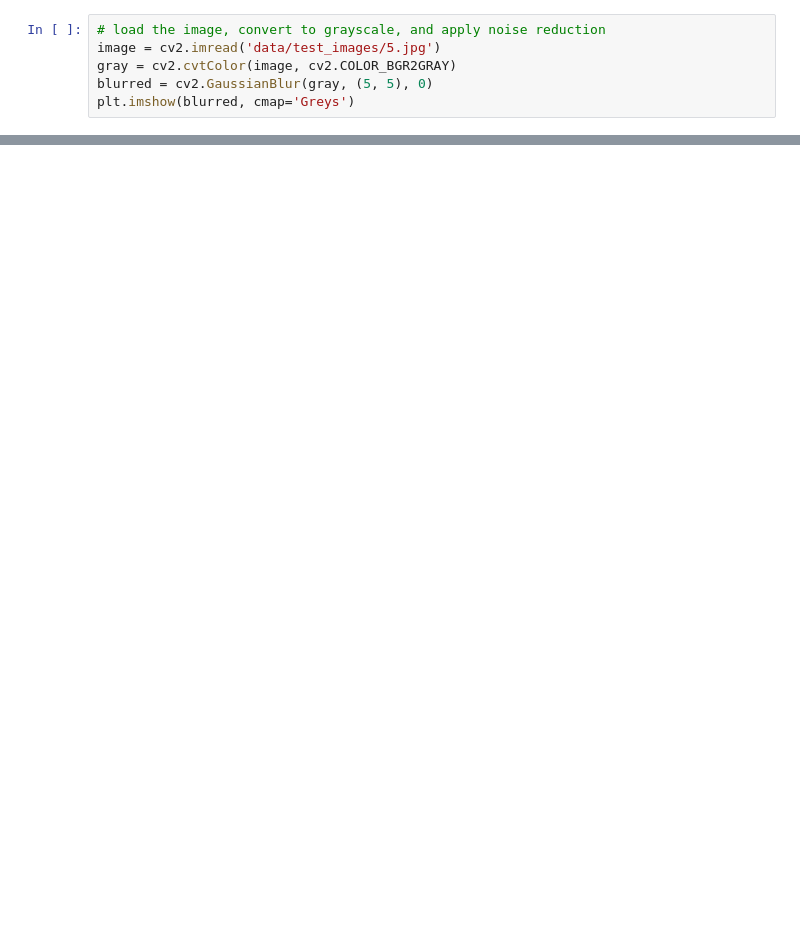
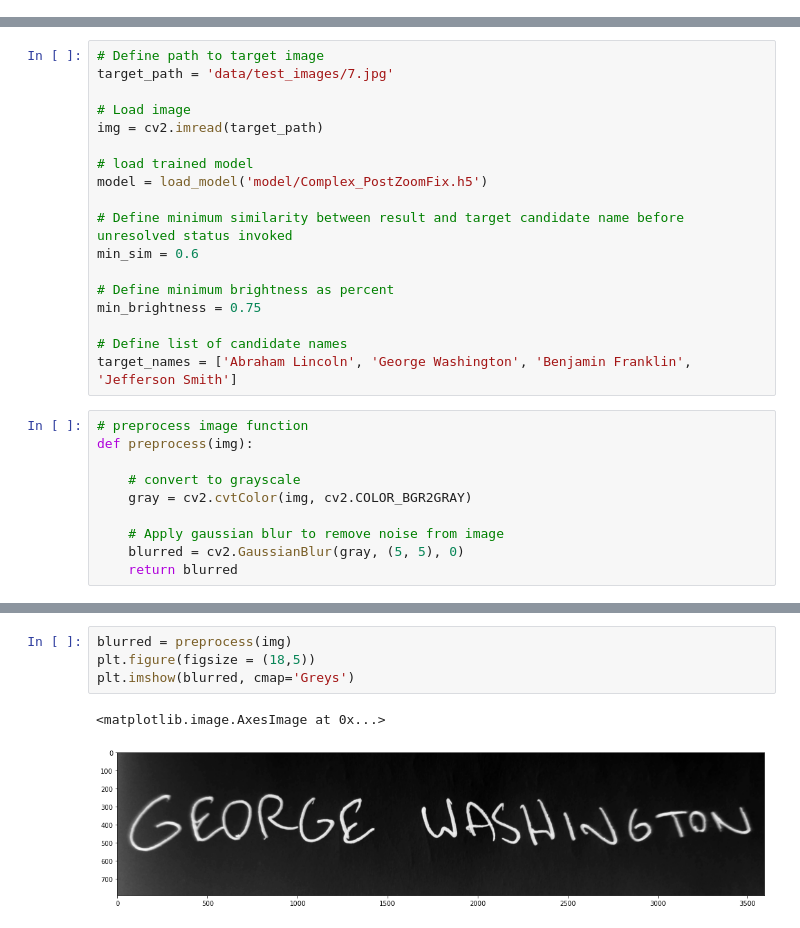
Before and after one commit to monolith1/Handwritten-OCR-for-WriteIn-Resolution, a Jupyter notebook: app.ipynb, the cells around one changed output, grey strips where cells are left out. Cells and saved outputs as stored; diff of their text form; blank space fills up the shorter version.

```diff
--- a/app.ipynb
+++ b/app.ipynb
@@ -13,6 +0,0 @@ model = load_model('model/Complex.h5')
-# %%
-# load the image, convert to grayscale, and apply noise reduction
-image = cv2.imread('data/test_images/5.jpg')
-gray = cv2.cvtColor(image, cv2.COLOR_BGR2GRAY)
-blurred = cv2.GaussianBlur(gray, (5, 5), 0)
-plt.imshow(blurred, cmap='Greys')
@@ -201,0 +13,28 @@ edit_distance('JOHN', 'JON')
+# %%
+# Define path to target image
+target_path = 'data/test_images/7.jpg'
+
+# Load image
+img = cv2.imread(target_path)
+
+# load trained model
+model = load_model('model/Complex_PostZoomFix.h5')
+
+# Define minimum similarity between result and target candidate name before unresolved status invoked
+min_sim = 0.6
+
+# Define minimum brightness as percent
+min_brightness = 0.75
+
+# Define list of candidate names
+target_names = ['Abraham Lincoln', 'George Washington', 'Benjamin Franklin', 'Jefferson Smith']
+# %%
+# preprocess image function
+def preprocess(img):
+
+    # convert to grayscale
+    gray = cv2.cvtColor(img, cv2.COLOR_BGR2GRAY)
+
+    # Apply gaussian blur to remove noise from image
+    blurred = cv2.GaussianBlur(gray, (5, 5), 0)
+    return blurred
@@ -201,0 +219,7 @@ edit_distance('JOHN', 'JON')
+# %%
+blurred = preprocess(img)
+plt.figure(figsize = (18,5))
+plt.imshow(blurred, cmap='Greys')
+# %% [output]
+<matplotlib.image.AxesImage at 0x...>
+[figure, added]
```
Also changed, not shown: parts of 38 cells of this notebook, 9 other files.
